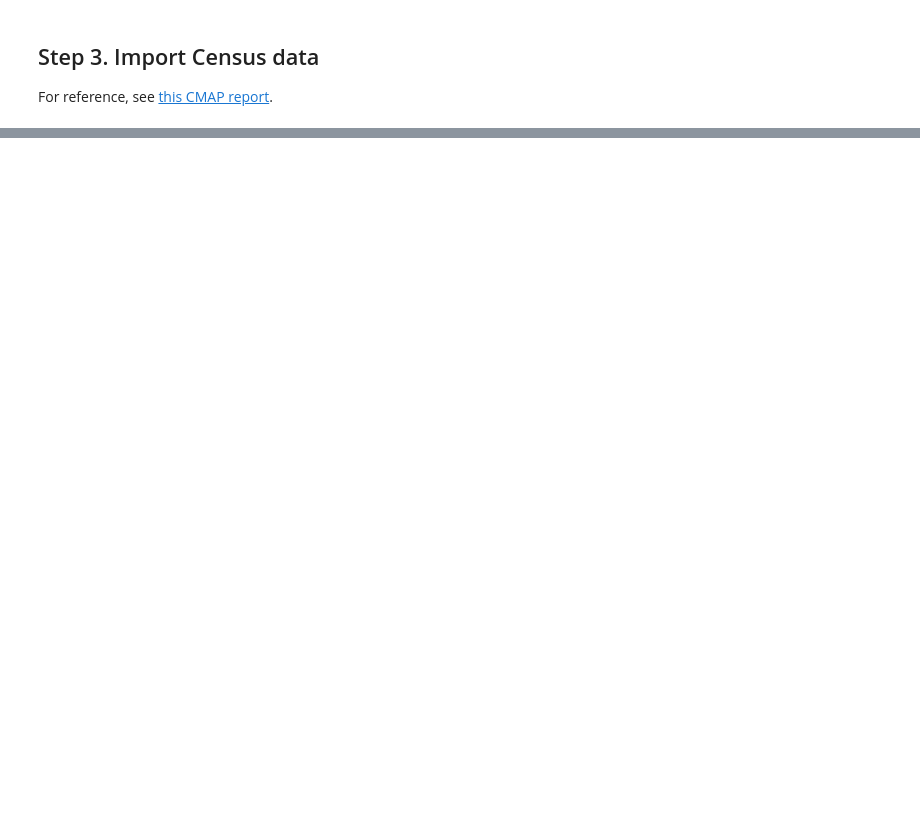
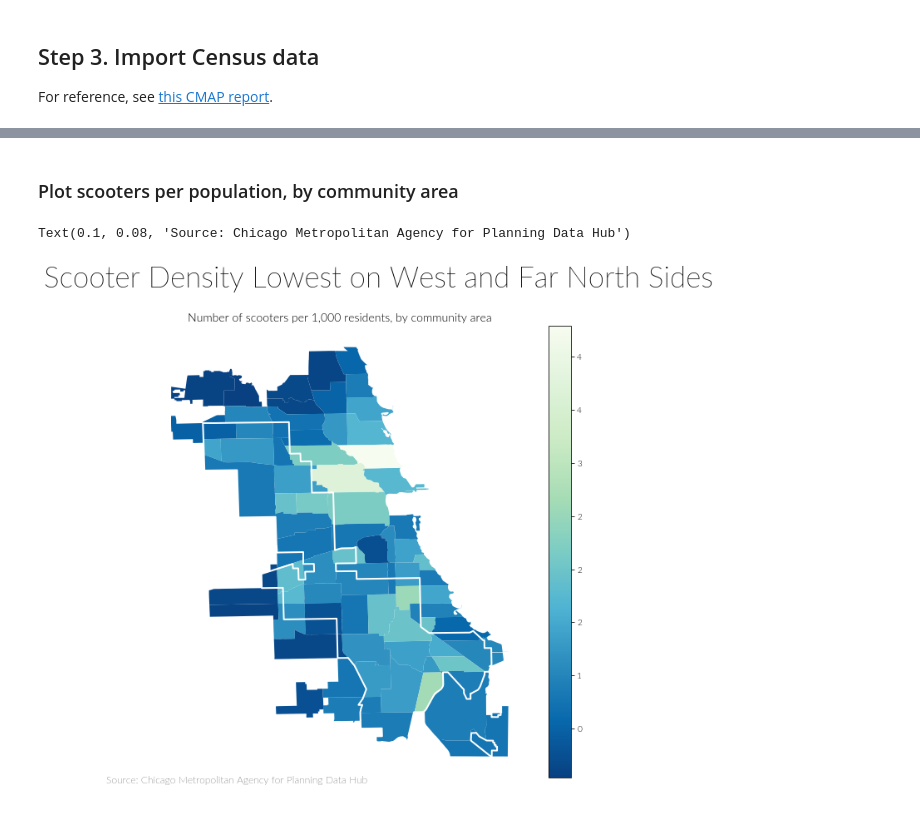
Before and after one commit to crunes/chi-scooter-20, a Jupyter notebook: notebooks/plot_static.ipynb, the cells around one changed output, grey strips where cells are left out. Cells and saved outputs as stored; diff of their text form; code cells hidden in the pictures; blank space fills up the shorter version.

```diff
--- a/notebooks/plot_static.ipynb
+++ b/notebooks/plot_static.ipynb
@@ -352,0 +355,45 @@ equity_area.plot(facecolor="none", edgecolor="white", linewidth=2, ax=test_ax)
+# %% [markdown]
+### Plot scooters per population, by community area
+# %%
+ca_scooters = gpd.sjoin(all_scooters, ca_boundaries, op='within', how='left')
+scooters_by_ca = ca_scooters.groupby('community').size().reset_index(name='count')
+#scooters_by_ca.head()
+# %%
+ca_scooter_pop = ca_socioecon.merge(scooters_by_ca, on='community')
+ca_scooter_pop['density'] = (ca_scooter_pop['count'] / ca_scooter_pop['TOT_POP']) * 1000
+# %%
+# Format map
+fig, ax = plt.subplots(1, figsize=(10, 10))
+ax.axis('off')
+axis_title = 'Number of scooters per 1,000 residents, by community area'
+
+# Plot base layer of community areas
+palette = 'GnBu_r'
+variable = 'density'
+vmin = ca_scooter_pop[variable].min()
+vmax = ca_scooter_pop[variable].max()
+
+ca_scooter_pop.plot(column=variable, cmap=palette, linewidth=0, ax=ax)
+equity_area.plot(facecolor="none", edgecolor="white", linewidth=2, ax=ax)
+
+# Create colorbar as a legend
+sm = plt.cm.ScalarMappable(cmap=palette, norm=plt.Normalize(vmin=vmin, vmax=vmax))
+sm._A = []
+cbar = fig.colorbar(sm)
+cbar.ax.set_yticklabels(['{:,.0f}'.format(i) for i in cbar.get_ticks()],
+                         fontdict={'fontsize':'10', 'fontweight':'2', 'fontname': 'Lato'})
+
+fig_title = 'Scooter Density Lowest on West and Far North Sides'
+fig.suptitle(fig_title, fontname='Lato', fontsize=35)
+ax.set_title(axis_title, fontdict={'fontsize':'14', 'fontweight':'1', 'fontname': 'Lato'})
+
+ax.annotate('Source: Chicago Metropolitan Agency for Planning Data Hub',
+            xy=(0.1, .08),
+            xycoords='figure fraction',
+            horizontalalignment='left',
+            verticalalignment='top',
+            fontsize=12, fontfamily='Lato',
+            color='#555555')
+# %% [output]
+Text(0.1, 0.08, 'Source: Chicago Metropolitan Agency for Planning Data Hub')
+[figure, added]
```
Also changed, not shown: parts of 7 cells of this notebook.
